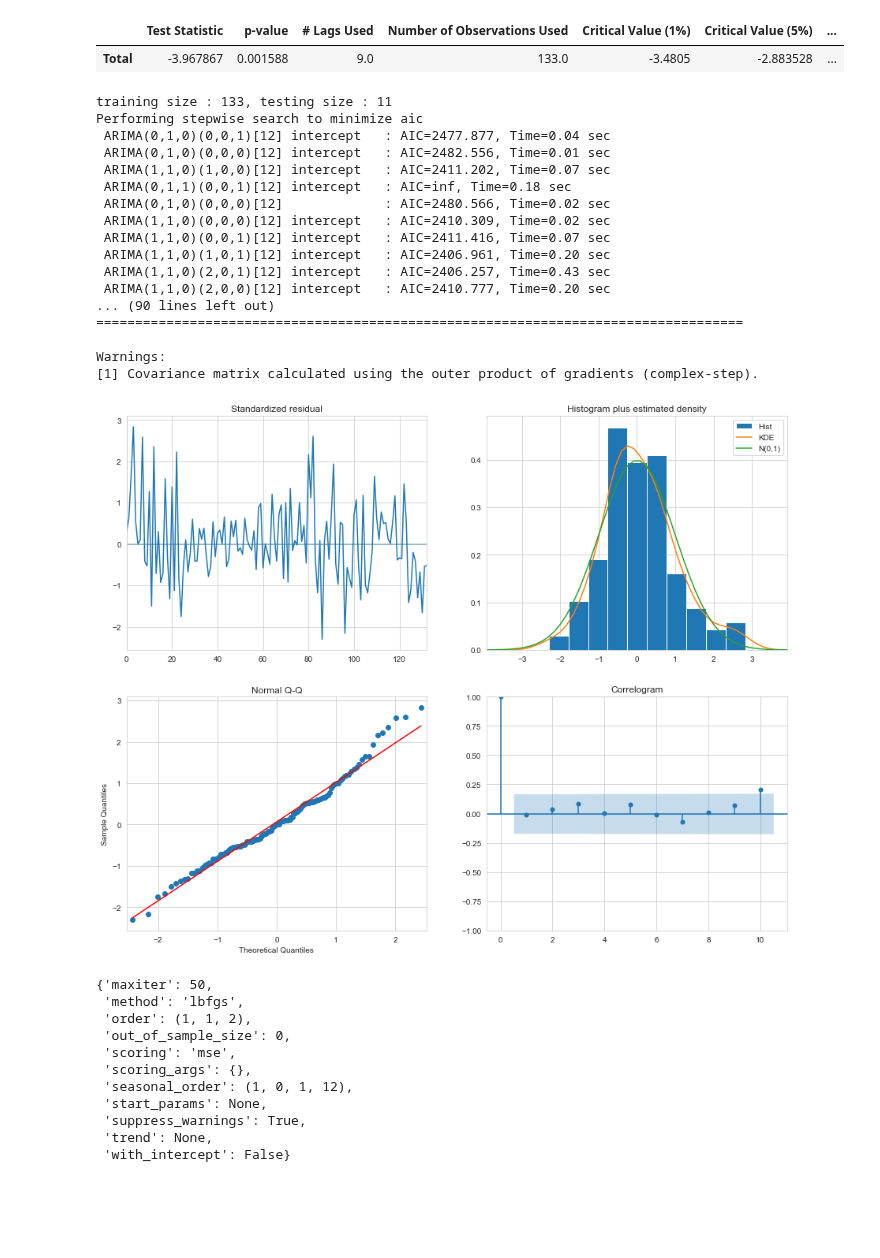
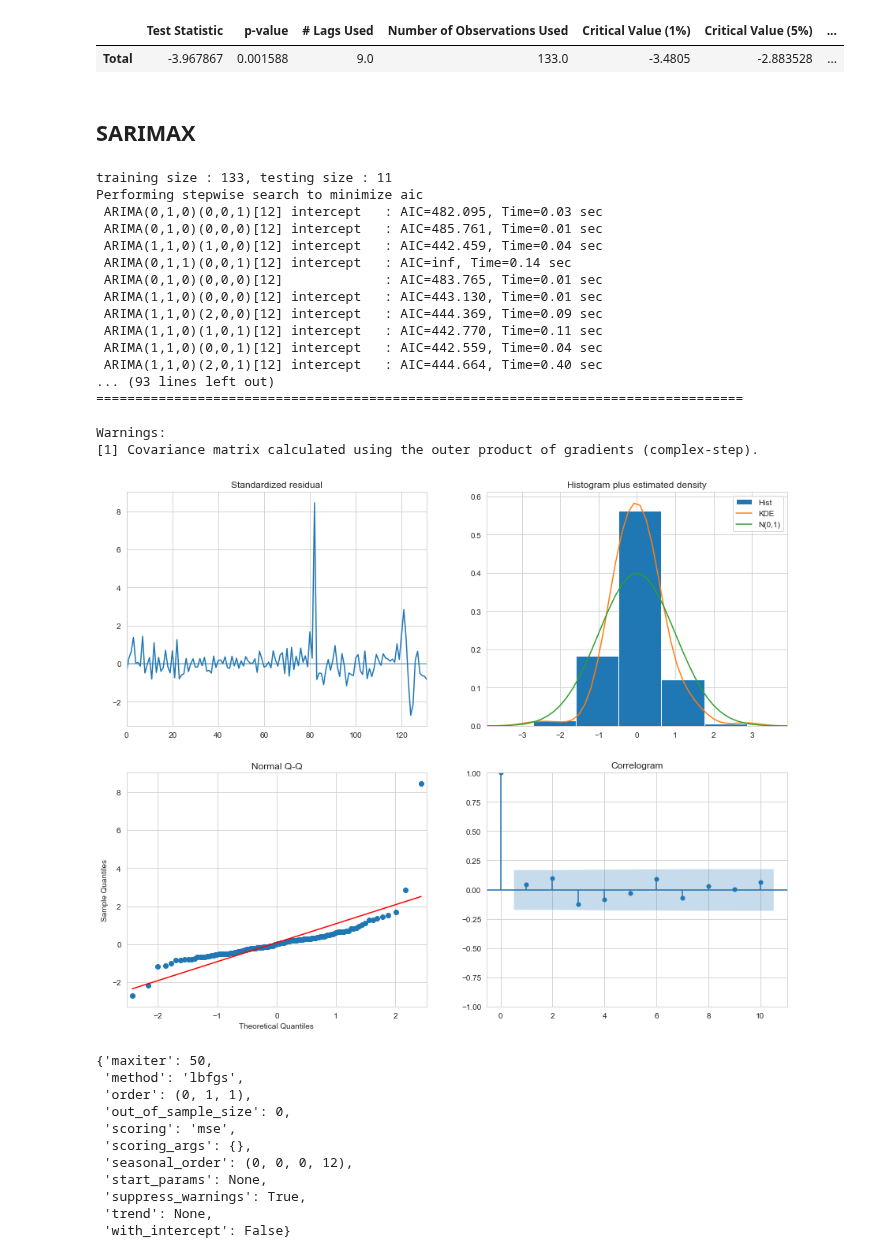
Before and after one commit to worldbank/pacific-observatory, a Jupyter notebook: scripts/notebooks/Tourism/modelling/tonga.ipynb, the cells around one changed output. Drawn from its saved outputs; the diff is of its cells as text; code cells hidden in the pictures; blank space fills up the shorter version.

```diff
--- a/scripts/notebooks/Tourism/modelling/tonga.ipynb
+++ b/scripts/notebooks/Tourism/modelling/tonga.ipynb
@@ -111,37 +104,39 @@ get_adf_df(tonga.diff().dropna(), ["Total"])
 # %% [output]
 |  | Test Statistic | p-value | # Lags Used | Number of Observations Used | Critical Value (1%) | Critical Value (5%) | ... |
 | Total | -3.967867 | 0.001588 | 9.0 | 133.0 | -3.4805 | -2.883528 | ... |
+# %% [markdown]
+## SARIMAX
 # %%
-tg = SARIMAXPipeline(data=tonga, y_var="Total", transform_method=None,
+tg = SARIMAXPipeline(data=tonga, y_var="Total", transform_method="scaledlogit",
                      exog_var="covid", training_ratio=0.925)
 tg.transform()
 tg.stepwise_search()
 # %% [output]
 training size : 133, testing size : 11
 Performing stepwise search to minimize aic
- ARIMA(0,1,0)(0,0,1)[12] intercept   : AIC=2477.877, Time=0.04 sec
- ARIMA(0,1,0)(0,0,0)[12] intercept   : AIC=2482.556, Time=0.01 sec
- ARIMA(1,1,0)(1,0,0)[12] intercept   : AIC=2411.202, Time=0.07 sec
- ARIMA(0,1,1)(0,0,1)[12] intercept   : AIC=inf, Time=0.18 sec
- ARIMA(0,1,0)(0,0,0)[12]             : AIC=2480.566, Time=0.02 sec
- ARIMA(1,1,0)(0,0,0)[12] intercept   : AIC=2410.309, Time=0.02 sec
- ARIMA(1,1,0)(0,0,1)[12] intercept   : AIC=2411.416, Time=0.07 sec
- ARIMA(1,1,0)(1,0,1)[12] intercept   : AIC=2406.961, Time=0.20 sec
- ARIMA(1,1,0)(2,0,1)[12] intercept   : AIC=2406.257, Time=0.43 sec
- ARIMA(1,1,0)(2,0,0)[12] intercept   : AIC=2410.777, Time=0.20 sec
-... (90 lines left out)
+ ARIMA(0,1,0)(0,0,1)[12] intercept   : AIC=482.095, Time=0.03 sec
+ ARIMA(0,1,0)(0,0,0)[12] intercept   : AIC=485.761, Time=0.01 sec
+ ARIMA(1,1,0)(1,0,0)[12] intercept   : AIC=442.459, Time=0.04 sec
+ ARIMA(0,1,1)(0,0,1)[12] intercept   : AIC=inf, Time=0.14 sec
+ ARIMA(0,1,0)(0,0,0)[12]             : AIC=483.765, Time=0.01 sec
+ ARIMA(1,1,0)(0,0,0)[12] intercept   : AIC=443.130, Time=0.01 sec
+ ARIMA(1,1,0)(2,0,0)[12] intercept   : AIC=444.369, Time=0.09 sec
+ ARIMA(1,1,0)(1,0,1)[12] intercept   : AIC=442.770, Time=0.11 sec
+ ARIMA(1,1,0)(0,0,1)[12] intercept   : AIC=442.559, Time=0.04 sec
+ ARIMA(1,1,0)(2,0,1)[12] intercept   : AIC=444.664, Time=0.40 sec
+... (93 lines left out)
 ===================================================================================
 
 Warnings:
 [1] Covariance matrix calculated using the outer product of gradients (complex-step).
-[figure, old version]
+[figure, new version]
 {'maxiter': 50,
  'method': 'lbfgs',
- 'order': (1, 1, 2),
+ 'order': (0, 1, 1),
  'out_of_sample_size': 0,
  'scoring': 'mse',
  'scoring_args': {},
- 'seasonal_order': (1, 0, 1, 12),
+ 'seasonal_order': (0, 0, 0, 12),
  'start_params': None,
  'suppress_warnings': True,
  'trend': None,
```
Also changed, not shown: parts of 16 cells of this notebook, 6 other files.
